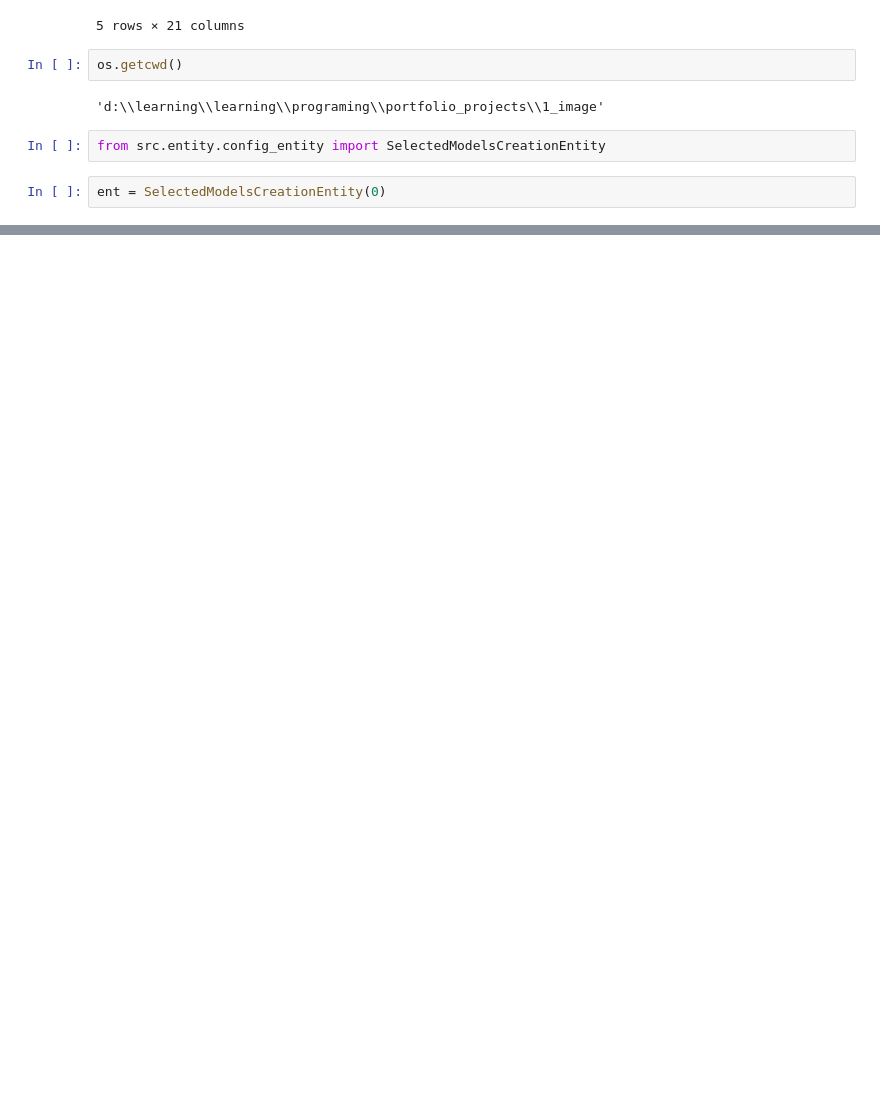
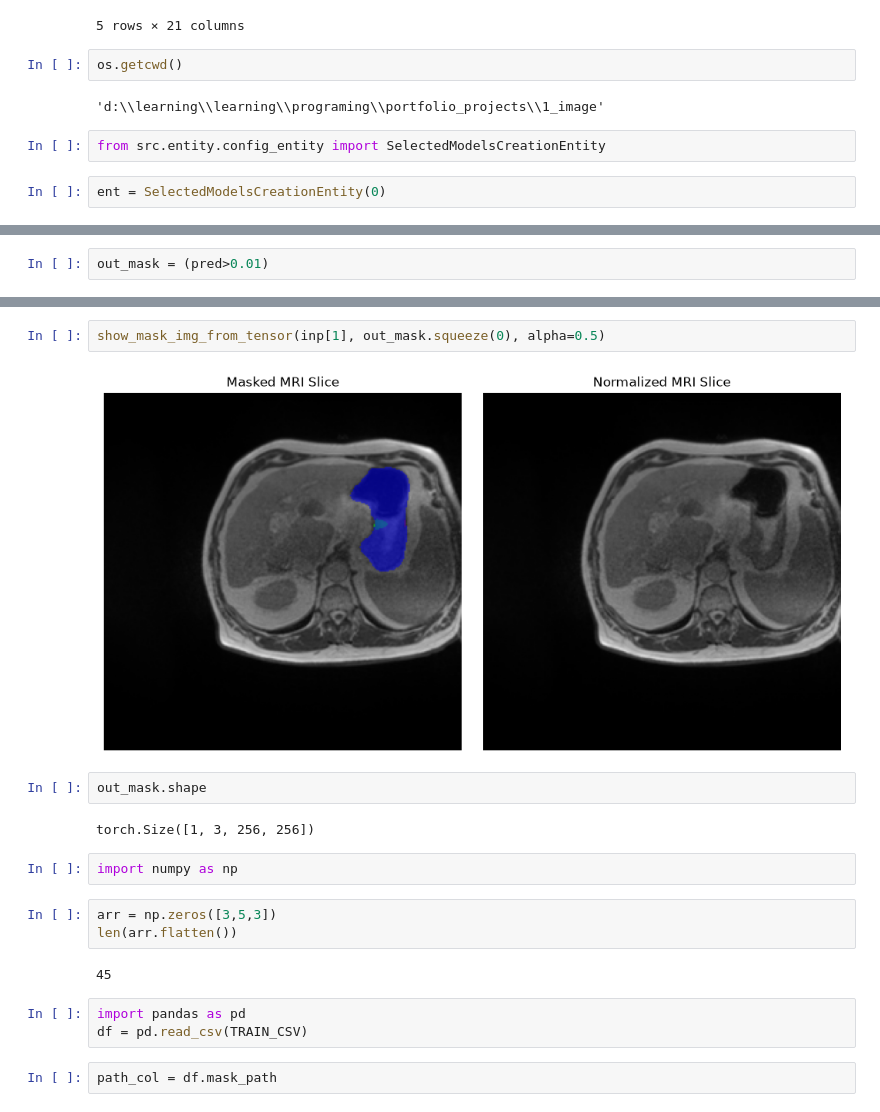
Before and after one commit to Vital-ar/MRI-segmentation-project, a Jupyter notebook: exploritary/optuna_exp.ipynb, the cells around one changed output, grey strips where cells are left out. Saved outputs shown, nothing was run; the diff lists cells and outputs as text; blank space fills up the shorter version.

```diff
--- a/exploritary/optuna_exp.ipynb
+++ b/exploritary/optuna_exp.ipynb
@@ -99,0 +135,2 @@ ent.__getattribute__('accelerator')
+# %%
+out_mask = (pred>0.01)
@@ -99,0 +143,20 @@ ent.__getattribute__('accelerator')
+# %%
+show_mask_img_from_tensor(inp[1], out_mask.squeeze(0), alpha=0.5)
+# %% [output]
+[figure, added]
+# %%
+out_mask.shape
+# %% [output]
+torch.Size([1, 3, 256, 256])
+# %%
+import numpy as np
+# %%
+arr = np.zeros([3,5,3])
+len(arr.flatten())
+# %% [output]
+45
+# %%
+import pandas as pd
+df = pd.read_csv(TRAIN_CSV)
+# %%
+path_col = df.mask_path
```
Also changed, not shown: parts of 22 cells of this notebook, 9 other files.
